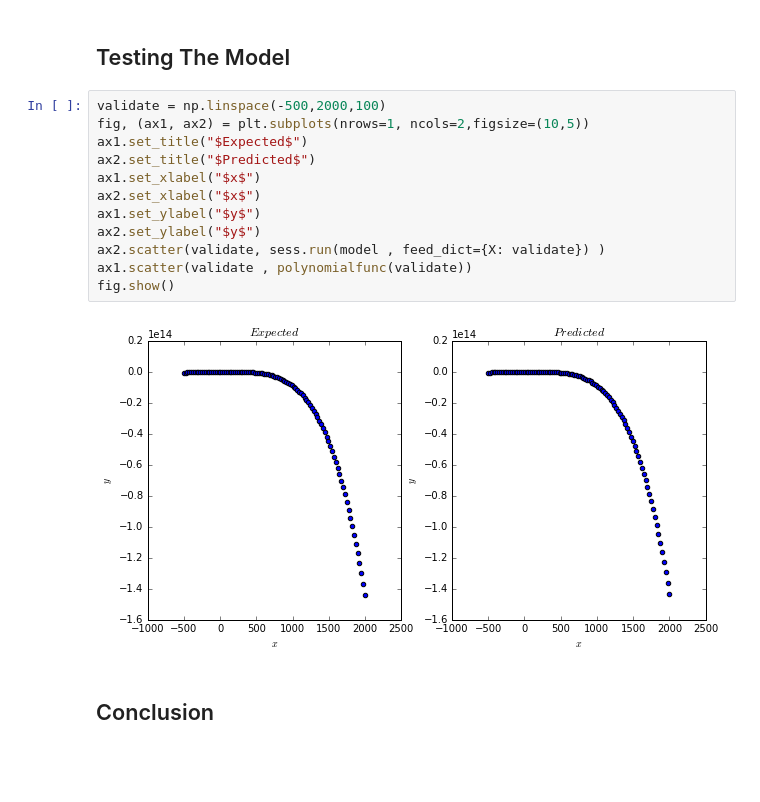
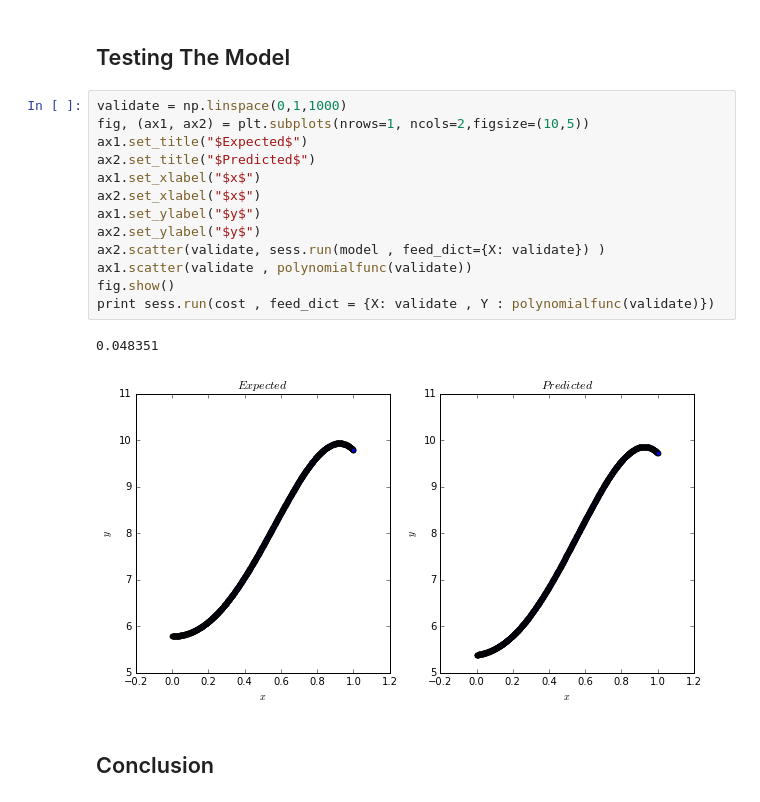
Before and after one commit to vigneshhari/Machine-Learning-Practice, a Jupyter notebook: Polynomial Regression.ipynb, the cells around one changed output. Cells and saved outputs as stored; diff of their text form; blank space fills up the shorter version.

```diff
--- a/Polynomial Regression.ipynb
+++ b/Polynomial Regression.ipynb
@@ -80,19 +81,21 @@ for i in range(1001):
 Testing The Model
 ---
 # %%
-validate = np.linspace(-500,2000,100)
+validate = np.linspace(0,1,1000)
 fig, (ax1, ax2) = plt.subplots(nrows=1, ncols=2,figsize=(10,5))
 ax1.set_title("$Expected$")
 ax2.set_title("$Predicted$")
 ax1.set_xlabel("$x$")
 ax2.set_xlabel("$x$")
 ax1.set_ylabel("$y$")
 ax2.set_ylabel("$y$")
 ax2.scatter(validate, sess.run(model , feed_dict={X: validate}) )
 ax1.scatter(validate , polynomialfunc(validate))
 fig.show()
+print sess.run(cost , feed_dict = {X: validate , Y : polynomialfunc(validate)})
 # %% [output]
+0.048351
-[figure, old version]
+[figure, new version]
 # %% [markdown]
 Conclusion
 --
```
Also changed, not shown: parts of 3 cells of this notebook, 8 other files.
